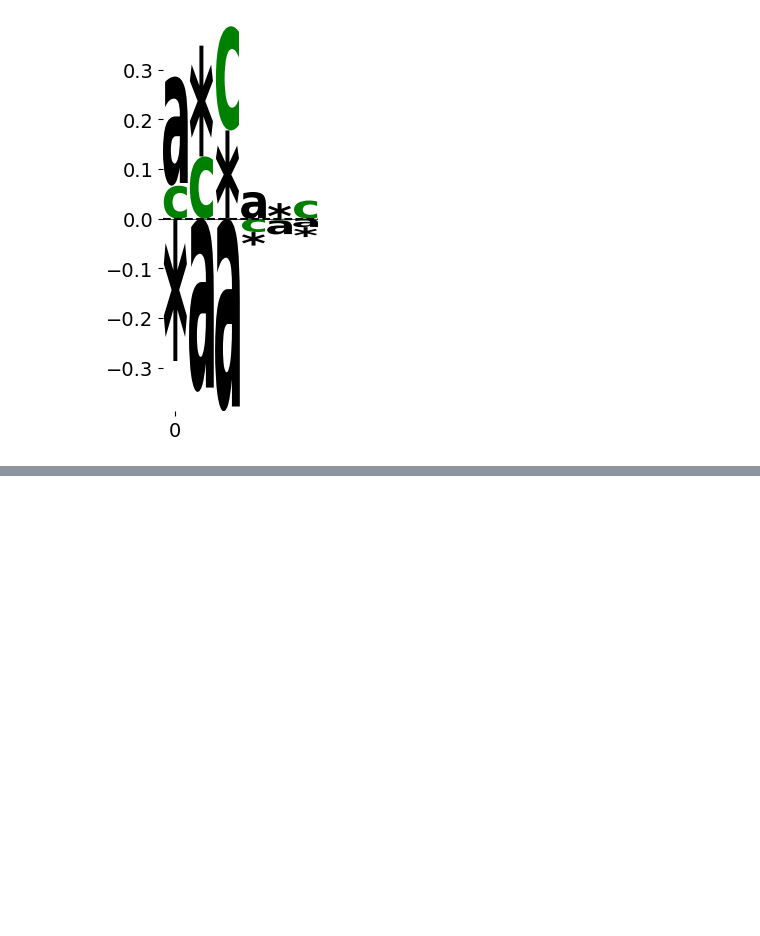
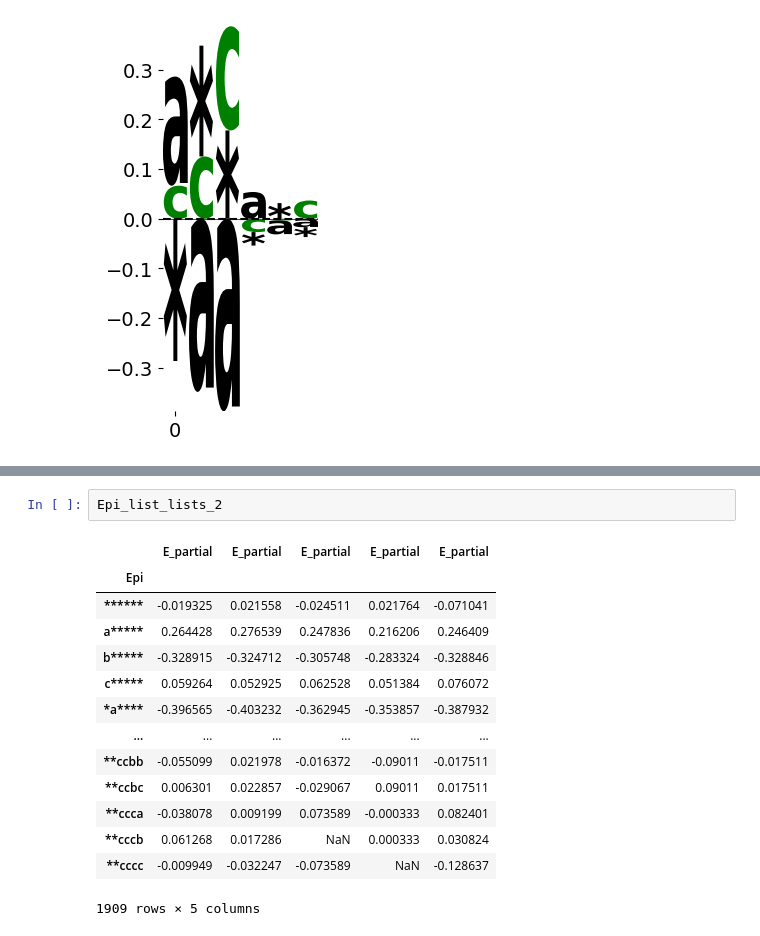
Before and after one commit to Creixell-lab/epystasis, a Jupyter notebook: Epistasis_20250821_PIN136.ipynb, the cells around one changed output, grey strips where cells are left out. Saved outputs shown, nothing was run; the diff lists cells and outputs as text; blank space fills up the shorter version.

```diff
--- a/Epistasis_20250821_PIN136.ipynb
+++ b/Epistasis_20250821_PIN136.ipynb
@@ -1224,0 +1219,17 @@ KeyError: 'y1'
+# %%
+Epi_list_lists_2
+# %% [output]
+|  | E_partial | E_partial | E_partial | E_partial | E_partial |
+| Epi |  |  |  |  |  |
+| ****** | -0.019325 | 0.021558 | -0.024511 | 0.021764 | -0.071041 |
+| a***** | 0.264428 | 0.276539 | 0.247836 | 0.216206 | 0.246409 |
+| b***** | -0.328915 | -0.324712 | -0.305748 | -0.283324 | -0.328846 |
+| c***** | 0.059264 | 0.052925 | 0.062528 | 0.051384 | 0.076072 |
+| *a**** | -0.396565 | -0.403232 | -0.362945 | -0.353857 | -0.387932 |
+| ... | ... | ... | ... | ... | ... |
+| **ccbb | -0.055099 | 0.021978 | -0.016372 | -0.09011 | -0.017511 |
+| **ccbc | 0.006301 | 0.022857 | -0.029067 | 0.09011 | 0.017511 |
+| **ccca | -0.038078 | 0.009199 | 0.073589 | -0.000333 | 0.082401 |
+| **cccb | 0.061268 | 0.017286 | NaN | 0.000333 | 0.030824 |
+| **cccc | -0.009949 | -0.032247 | -0.073589 | NaN | -0.128637 |
+1909 rows × 5 columns
```
Also changed, not shown: parts of 7 cells of this notebook.
